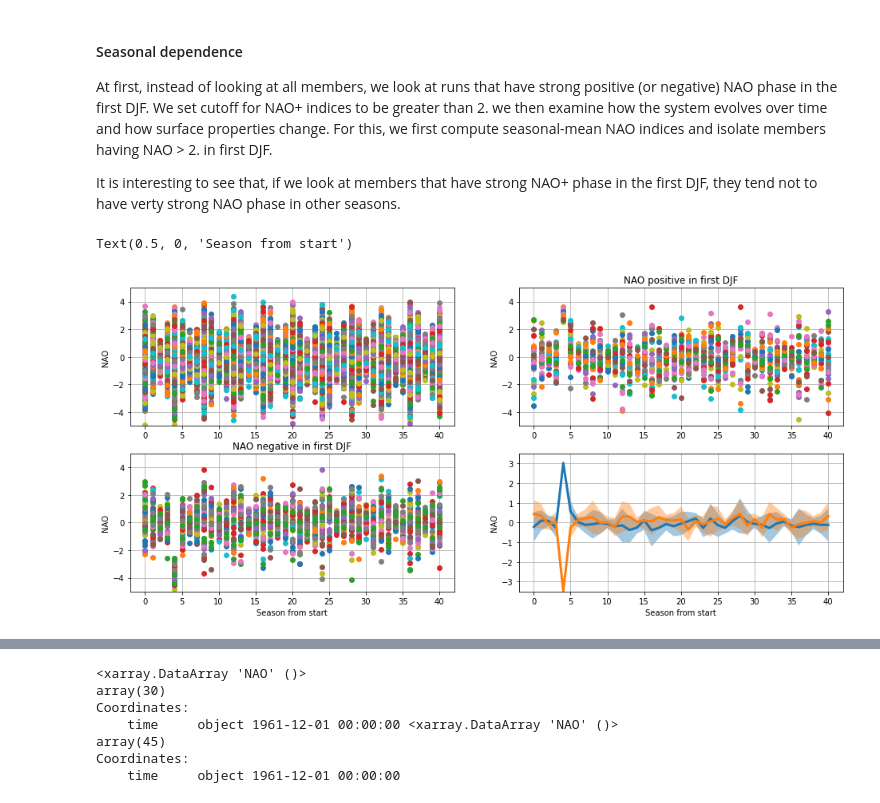
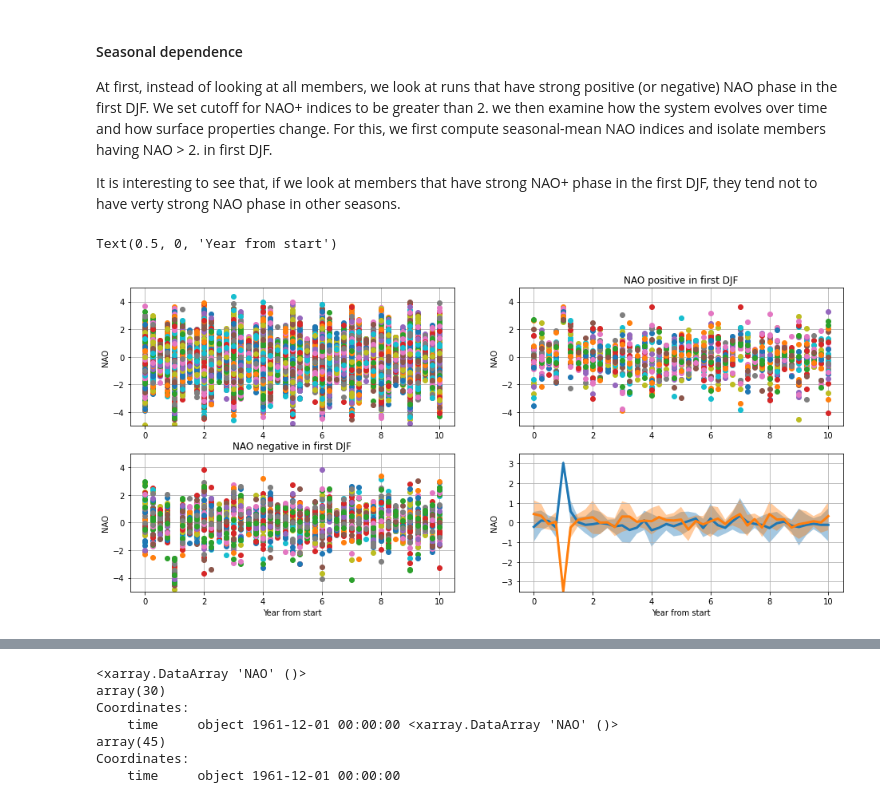
Before and after one commit to hmkhatri/AMOC_Variability_DePreSys_MET, a Jupyter notebook: Notebooks/Analysis/NAO_Overturning_Correlate.ipynb, the cells around one changed output, grey strips where cells are left out. Saved outputs shown, nothing was run; the diff lists cells and outputs as text; code cells hidden in the pictures.

```diff
--- a/Notebooks/Analysis/NAO_Overturning_Correlate.ipynb
+++ b/Notebooks/Analysis/NAO_Overturning_Correlate.ipynb
@@ -203,7 +203,7 @@ for year in range(0,len(ds_NAO['start_year'])):
 
     for r in range(0,10):
 
-        plt.plot(NAO_season.isel(start_year=year, r=r).where(NAO_season.isel(start_year=year, r=r,time=tim_ind) >= NAO_cut), 'o')
+        plt.plot(np.arange(0,len(NAO_season.time))/4, NAO_season.isel(start_year=year, r=r).where(NAO_season.isel(start_year=year, r=r,time=tim_ind) >= NAO_cut), 'o')
 
 plt.grid('on')
 plt.ylim([-5, 5])
@@ -215,44 +215,44 @@ for year in range(0,len(ds_NAO['start_year'])):
 
     for r in range(0,10):
 
-        plt.plot(NAO_season.isel(start_year=year, r=r).where(NAO_season.isel(start_year=year, r=r,time=tim_ind) <= -NAO_cut),'o')
+        plt.plot(np.arange(0,len(NAO_season.time))/4,NAO_season.isel(start_year=year, r=r).where(NAO_season.isel(start_year=year, r=r,time=tim_ind) <= -NAO_cut),'o')
 
 plt.grid('on')
 plt.ylim([-5, 5])
-plt.xlabel('Season from start')
+plt.xlabel('Year from start')
 plt.ylabel('NAO')
 plt.title('NAO negative in first DJF')
 
 tmp = NAO_season.isel(time=0)
 
 plt.subplot(2,2,1)
 for year in range(0,len(ds_NAO['start_year'])):
 
     for r in range(0,10):
 
-        plt.plot(NAO_season.isel(start_year=year, r=r),'o')
+        plt.plot(np.arange(0,len(NAO_season.time))/4,NAO_season.isel(start_year=year, r=r),'o')
 
 plt.grid('on')
 plt.ylim([-5, 5])
 plt.ylabel('NAO')
 
 tmp1 = NAO_season.where(NAO_season.isel(time=tim_ind) >= NAO_cut).mean(['start_year','r'])
 tmp1_std = NAO_season.where(NAO_season.isel(time=tim_ind) >= NAO_cut).std(['start_year','r'])
 tmp2 = NAO_season.where(NAO_season.isel(time=tim_ind) <= -NAO_cut).mean(['start_year','r'])
 tmp2_std = NAO_season.where(NAO_season.isel(time=tim_ind) <= -NAO_cut).std(['start_year','r'])
 
 plt.subplot(2,2,4)
-plt.plot(tmp1, lw=3)
-plt.fill_between(range(0,41), tmp1 - 0.5*tmp1_std, tmp1 + 0.5*tmp1_std, alpha=0.4)
-plt.plot(tmp2, lw=3)
-plt.fill_between(range(0,41), tmp2 - 0.5*tmp2_std, tmp2 + 0.5*tmp2_std, alpha=0.4)
+plt.plot(np.arange(0,len(NAO_season.time))/4,tmp1, lw=3)
+plt.fill_between(np.arange(0,len(NAO_season.time))/4, tmp1 - 0.5*tmp1_std, tmp1 + 0.5*tmp1_std, alpha=0.4)
+plt.plot(np.arange(0,len(NAO_season.time))/4,tmp2, lw=3)
+plt.fill_between(np.arange(0,len(NAO_season.time))/4, tmp2 - 0.5*tmp2_std, tmp2 + 0.5*tmp2_std, alpha=0.4)
 plt.grid('on')
 plt.ylim([-3.5, 3.5])
 plt.ylabel('NAO')
-plt.xlabel('Season from start')
+plt.xlabel('Year from start')
 # %% [output]
-Text(0.5, 0, 'Season from start')
+Text(0.5, 0, 'Year from start')
-[figure, old version]
+[figure, new version]
 # %%
 # check .where is performing as expected
 
```
Also changed, not shown: parts of 6 cells of this notebook, 1 other file.
